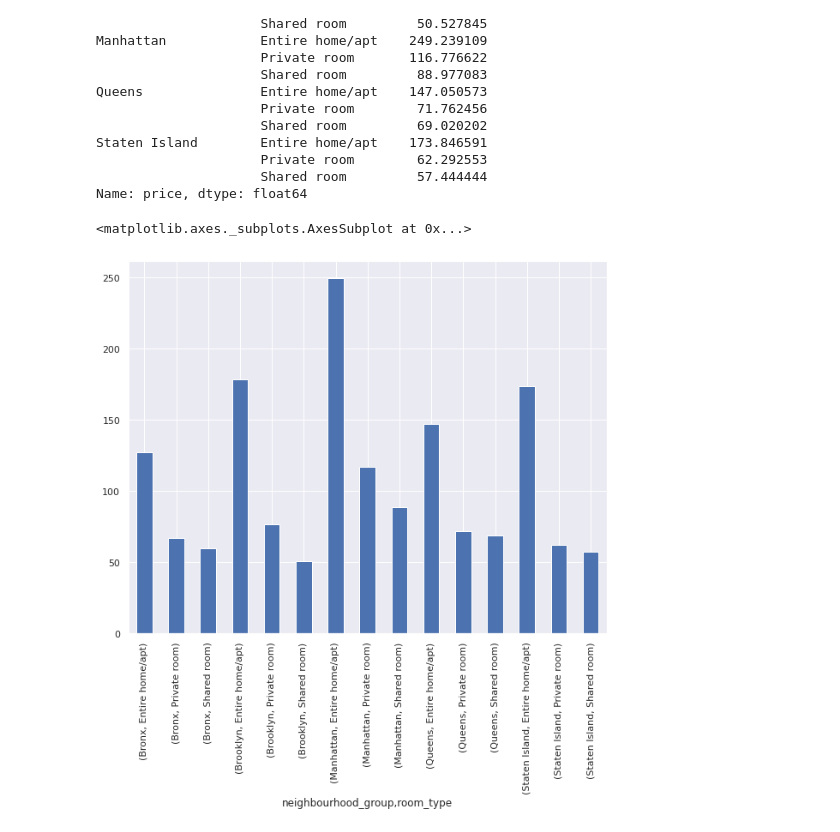
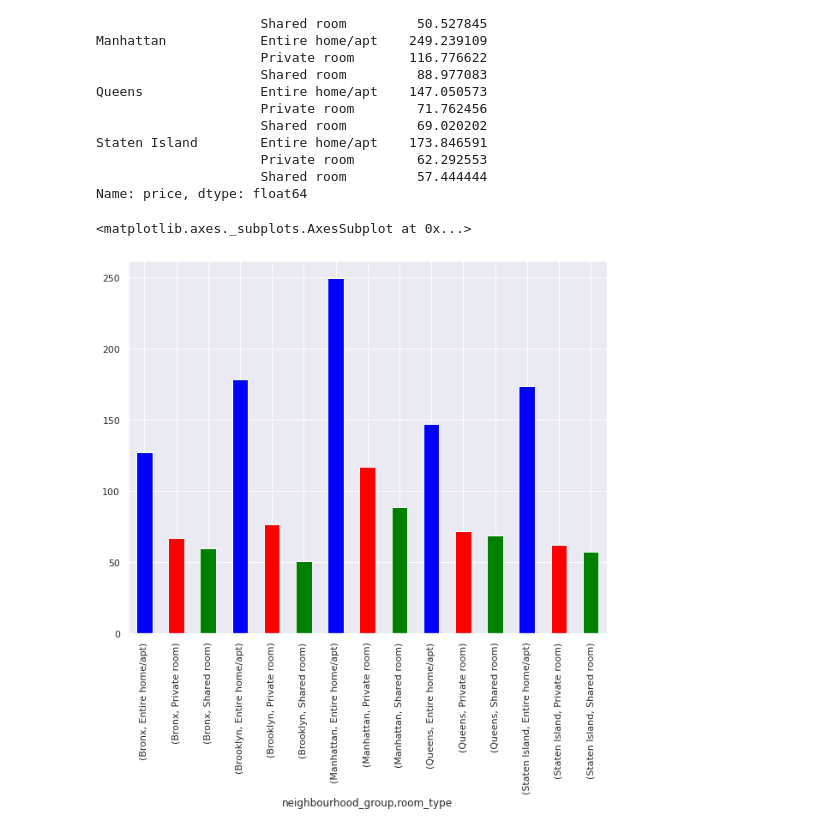
Before and after one commit to Priyabrat845/Airbnb-Booking-Analysis, a Jupyter notebook: Copy_of_Airbnb_Bookings_Analysis_Capstone_Project.ipynb, the cells around one changed output. Drawn from its saved outputs; the diff is of its cells as text; code cells hidden in the pictures.

```diff
--- a/Copy_of_Airbnb_Bookings_Analysis_Capstone_Project.ipynb
+++ b/Copy_of_Airbnb_Bookings_Analysis_Capstone_Project.ipynb
@@ -226,7 +227,7 @@ Staten Island        Entire home/apt    173.846591
                      Shared room         57.444444
 Name: price, dtype: float64
 # %%
-ax2.plot.bar()
+ax2.plot.bar(color=['blue','red','green'])
 # %% [output]
 <matplotlib.axes._subplots.AxesSubplot at 0x...>
-[figure, old version]
+[figure, new version]
```
Also changed, not shown: parts of 8 cells of this notebook.
